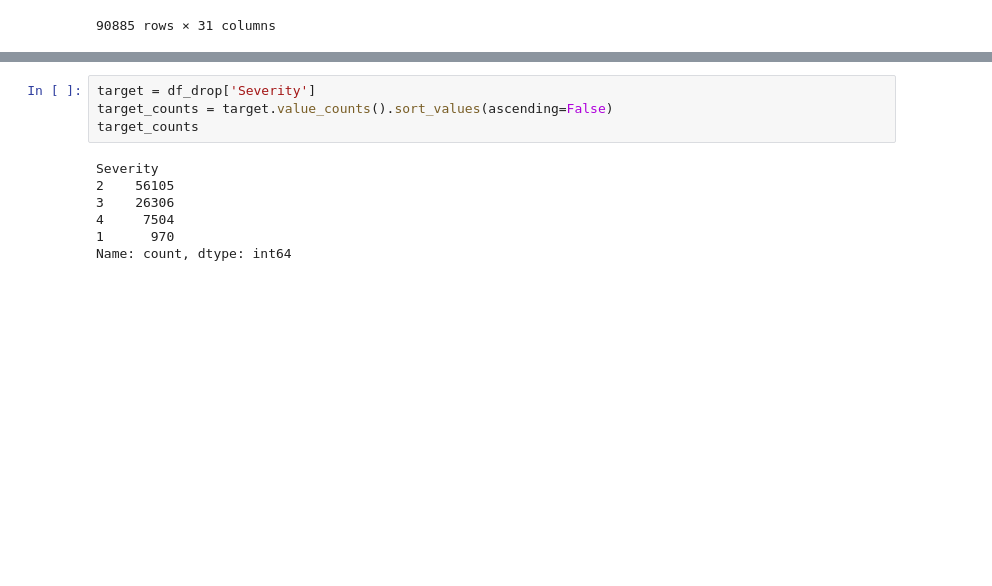
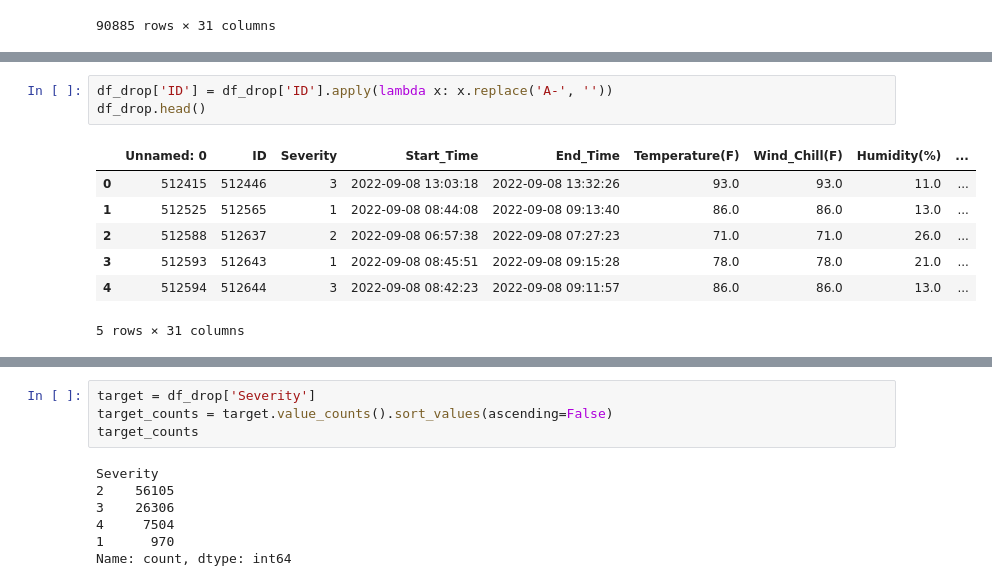
Before and after one commit to aVa7889/Traffic_Accident, a Jupyter notebook: CO_Accident.ipynb, the cells around one changed output, grey strips where cells are left out. Saved outputs shown, nothing was run; the diff lists cells and outputs as text; blank space fills up the shorter version.

```diff
--- a/CO_Accident.ipynb
+++ b/CO_Accident.ipynb
@@ -84,0 +91,11 @@ Name: ID, Length: 90885, dtype: object
+# %%
+df_drop['ID'] = df_drop['ID'].apply(lambda x: x.replace('A-', ''))
+df_drop.head()
+# %% [output]
+|  | Unnamed: 0 | ID | Severity | Start_Time | End_Time | Temperature(F) | Wind_Chill(F) | Humidity(%) | ... |
+| 0 | 512415 | 512446 | 3 | 2022-09-08 13:03:18 | 2022-09-08 13:32:26 | 93.0 | 93.0 | 11.0 | ... |
+| 1 | 512525 | 512565 | 1 | 2022-09-08 08:44:08 | 2022-09-08 09:13:40 | 86.0 | 86.0 | 13.0 | ... |
+| 2 | 512588 | 512637 | 2 | 2022-09-08 06:57:38 | 2022-09-08 07:27:23 | 71.0 | 71.0 | 26.0 | ... |
+| 3 | 512593 | 512643 | 1 | 2022-09-08 08:45:51 | 2022-09-08 09:15:28 | 78.0 | 78.0 | 21.0 | ... |
+| 4 | 512594 | 512644 | 3 | 2022-09-08 08:42:23 | 2022-09-08 09:11:57 | 86.0 | 86.0 | 13.0 | ... |
+5 rows × 31 columns
```
Also changed, not shown: parts of 17 cells of this notebook.
